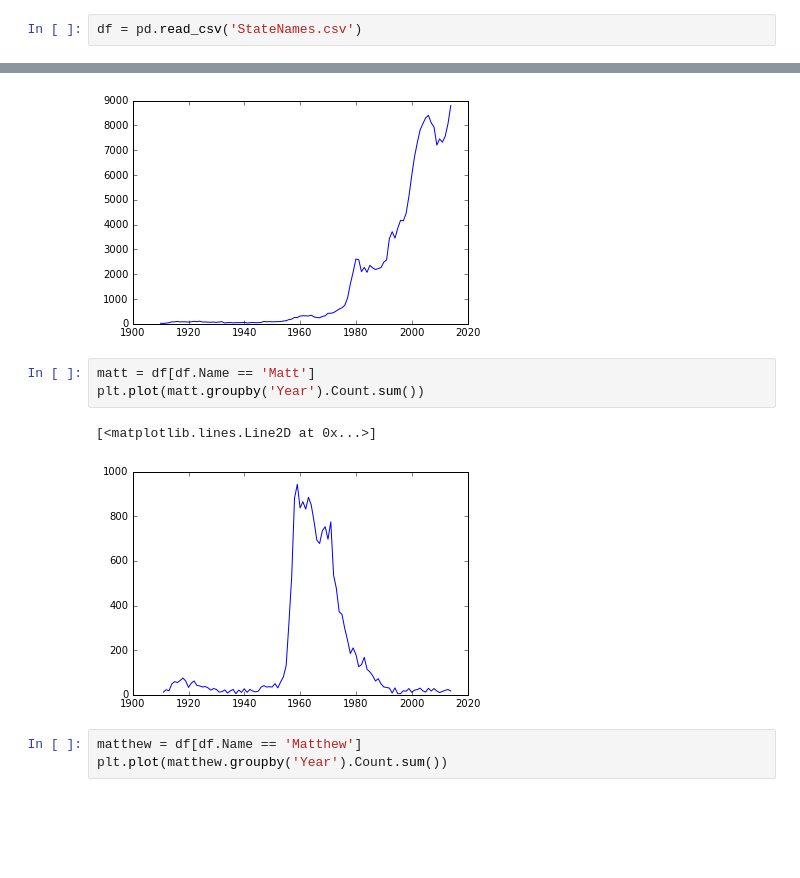
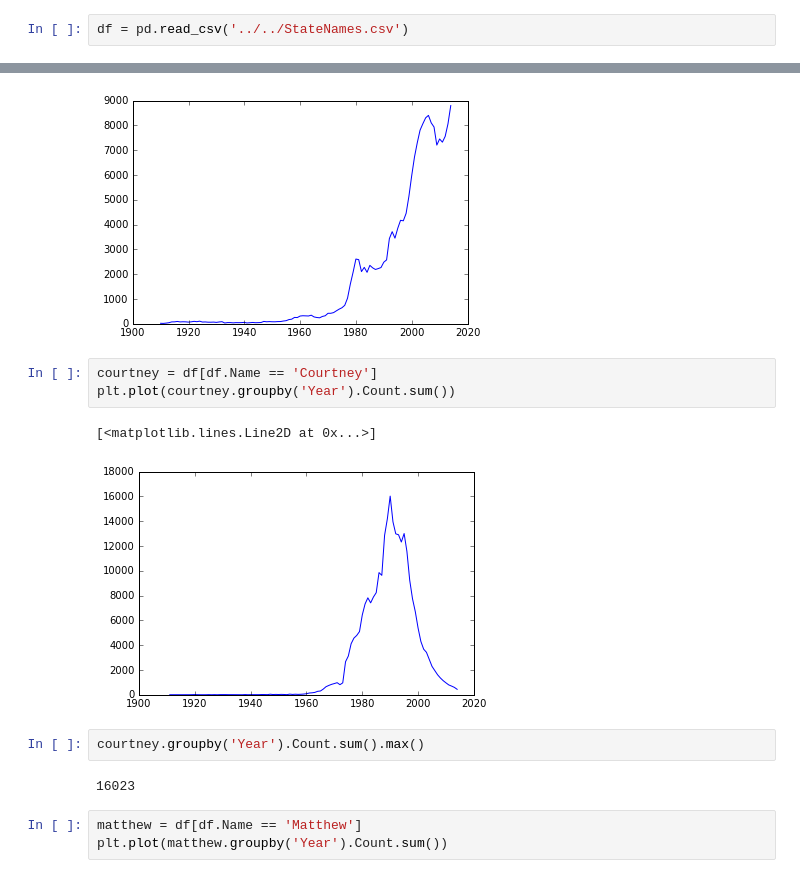
Before and after one commit to courtneywmorris/US-Names-Project, a Jupyter notebook: notebooks/EDA.ipynb, the cells around one changed output, grey strips where cells are left out. Drawn from its saved outputs; the diff is of its cells as text; blank space fills up the shorter version.

```diff
--- a/code/EDA.ipynb
+++ b/notebooks/EDA.ipynb
@@ -8,2 +8,2 @@ from collections import namedtuple
 # %%
-df = pd.read_csv('StateNames.csv')
+df = pd.read_csv('../../StateNames.csv')
@@ -116,11 +125,15 @@ plt.plot(luke.groupby('Year').Count.sum())
 [<matplotlib.lines.Line2D at 0x...>]
 [figure]
 # %%
-matt = df[df.Name == 'Matt']
-plt.plot(matt.groupby('Year').Count.sum())
+courtney = df[df.Name == 'Courtney']
+plt.plot(courtney.groupby('Year').Count.sum())
 # %% [output]
 [<matplotlib.lines.Line2D at 0x...>]
-[figure, old version]
+[figure, new version]
+# %%
+courtney.groupby('Year').Count.sum().max()
+# %% [output]
+16023
 # %%
 matthew = df[df.Name == 'Matthew']
 plt.plot(matthew.groupby('Year').Count.sum())
```
Also changed, not shown: parts of 9 cells of this notebook, 14 other files.
